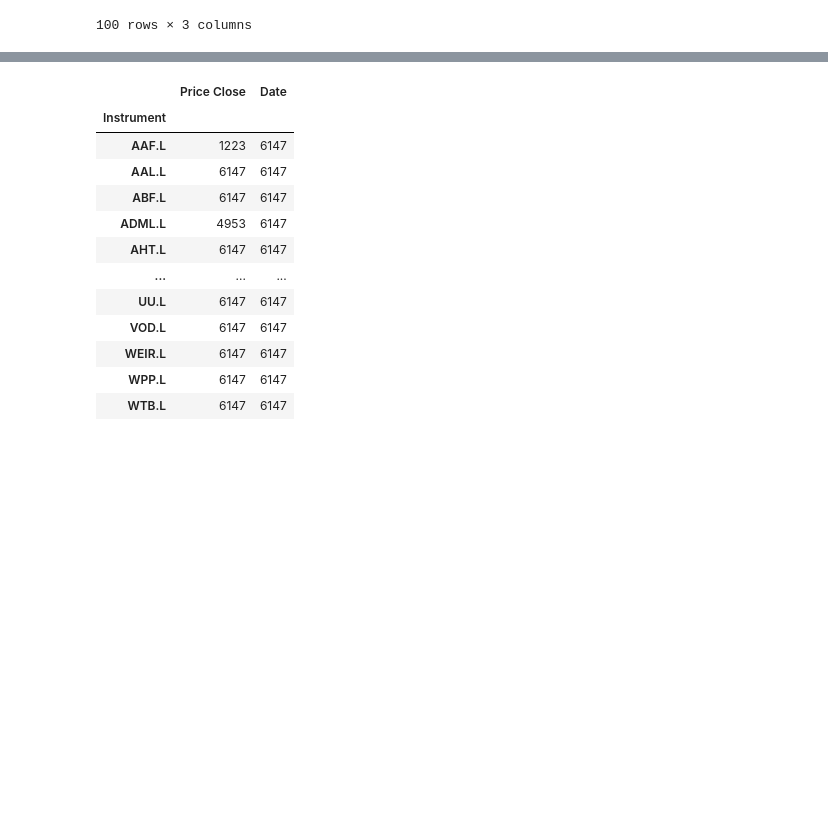
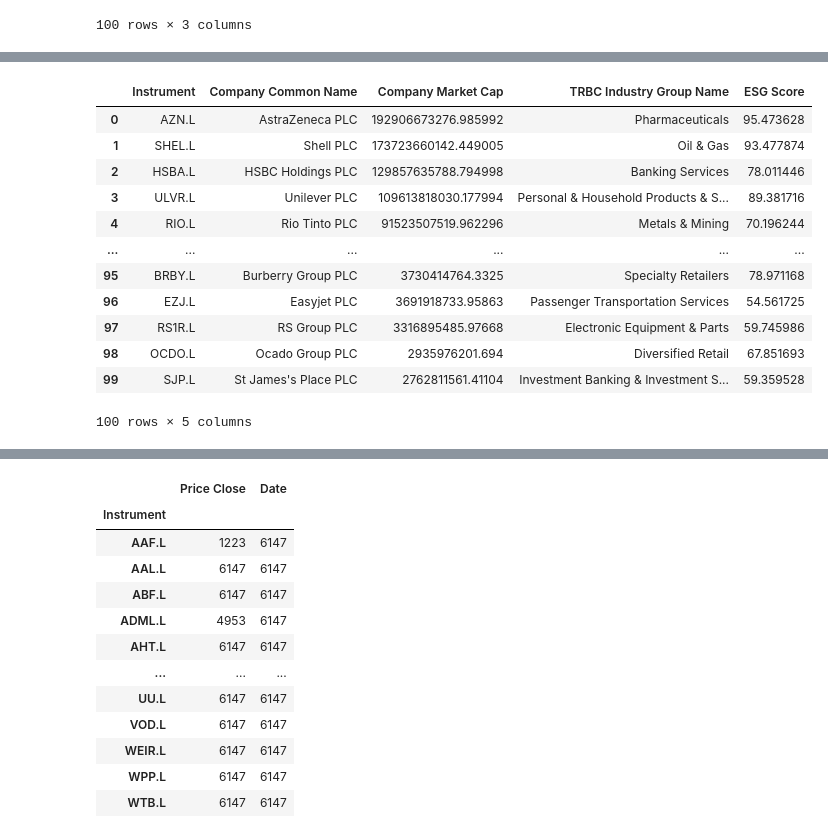
Before and after one commit to SambhavJain04/ESG_PortOpt, a Jupyter notebook: data.ipynb, the cells around one changed output, grey strips where cells are left out. Drawn from its saved outputs; the diff is of its cells as text; code cells hidden in the pictures; blank space fills up the shorter version.

```diff
--- a/data.ipynb
+++ b/data.ipynb
@@ -62,3 +65,23 @@ top_per_sector
 100 rows × 5 columns
+# %%
+# Save the DataFrame to a pickle file
+with open('top_per_sector.pkl', 'wb') as f:
+    pickle.dump(top_per_sector, f)
+
+top_per_sector
+# %% [output]
+|  | Instrument | Company Common Name | Company Market Cap | TRBC Industry Group Name | ESG Score |
+| 0 | AZN.L | AstraZeneca PLC | 192906673276.985992 | Pharmaceuticals | 95.473628 |
+| 1 | SHEL.L | Shell PLC | 173723660142.449005 | Oil & Gas | 93.477874 |
+| 2 | HSBA.L | HSBC Holdings PLC | 129857635788.794998 | Banking Services | 78.011446 |
+| 3 | ULVR.L | Unilever PLC | 109613818030.177994 | Personal & Household Products & S... | 89.381716 |
+| 4 | RIO.L | Rio Tinto PLC | 91523507519.962296 | Metals & Mining | 70.196244 |
+| ... | ... | ... | ... | ... | ... |
+| 95 | BRBY.L | Burberry Group PLC | 3730414764.3325 | Specialty Retailers | 78.971168 |
+| 96 | EZJ.L | Easyjet PLC | 3691918733.95863 | Passenger Transportation Services | 54.561725 |
+| 97 | RS1R.L | RS Group PLC | 3316895485.97668 | Electronic Equipment & Parts | 59.745986 |
+| 98 | OCDO.L | Ocado Group PLC | 2935976201.694 | Diversified Retail | 67.851693 |
+| 99 | SJP.L | St James's Place PLC | 2762811561.41104 | Investment Banking & Investment S... | 59.359528 |
+100 rows × 5 columns
 # %%
 ric = top_per_sector["Instrument"].to_list()
```
Also changed, not shown: parts of 8 cells of this notebook, 2 other files.
